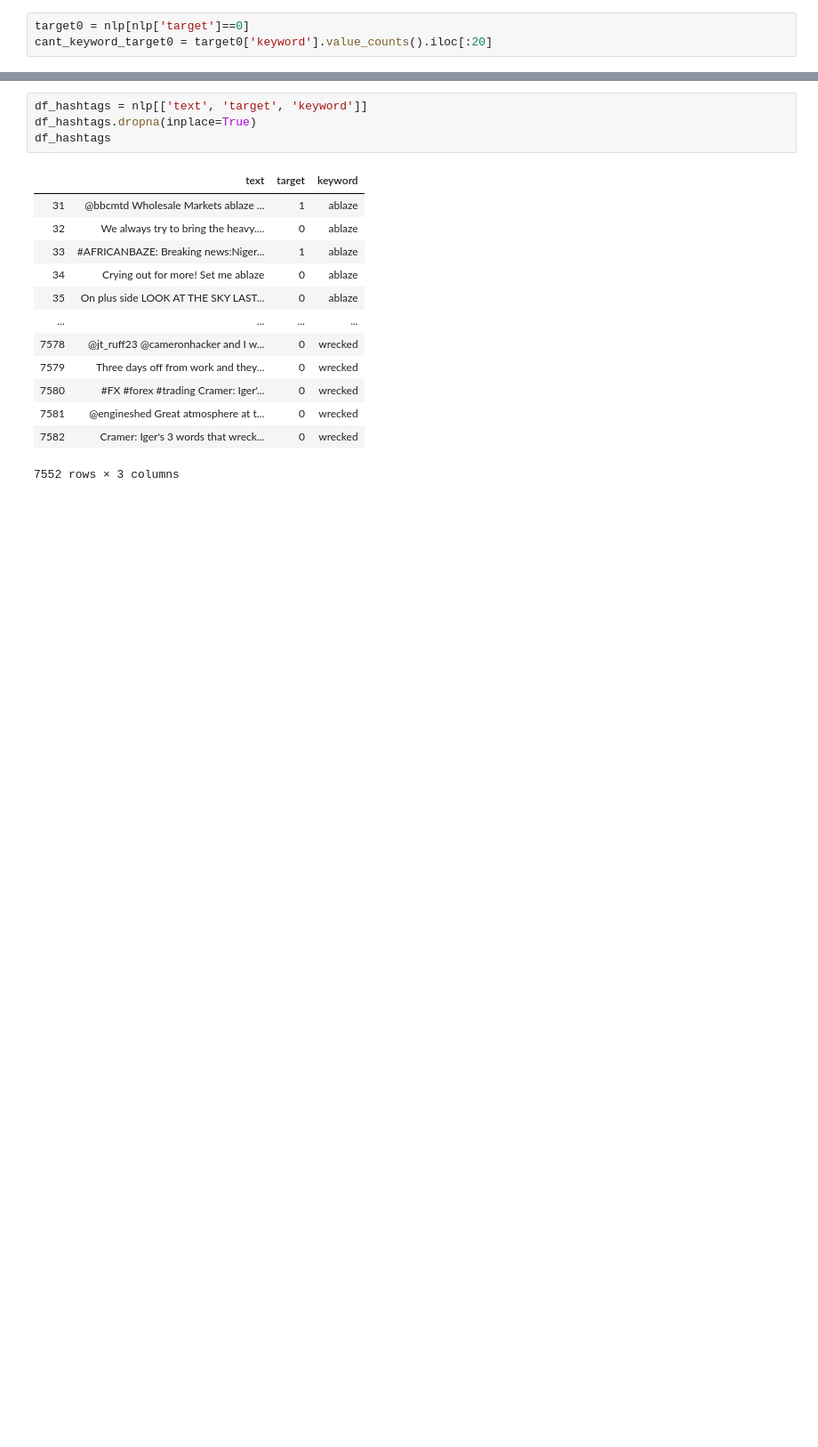
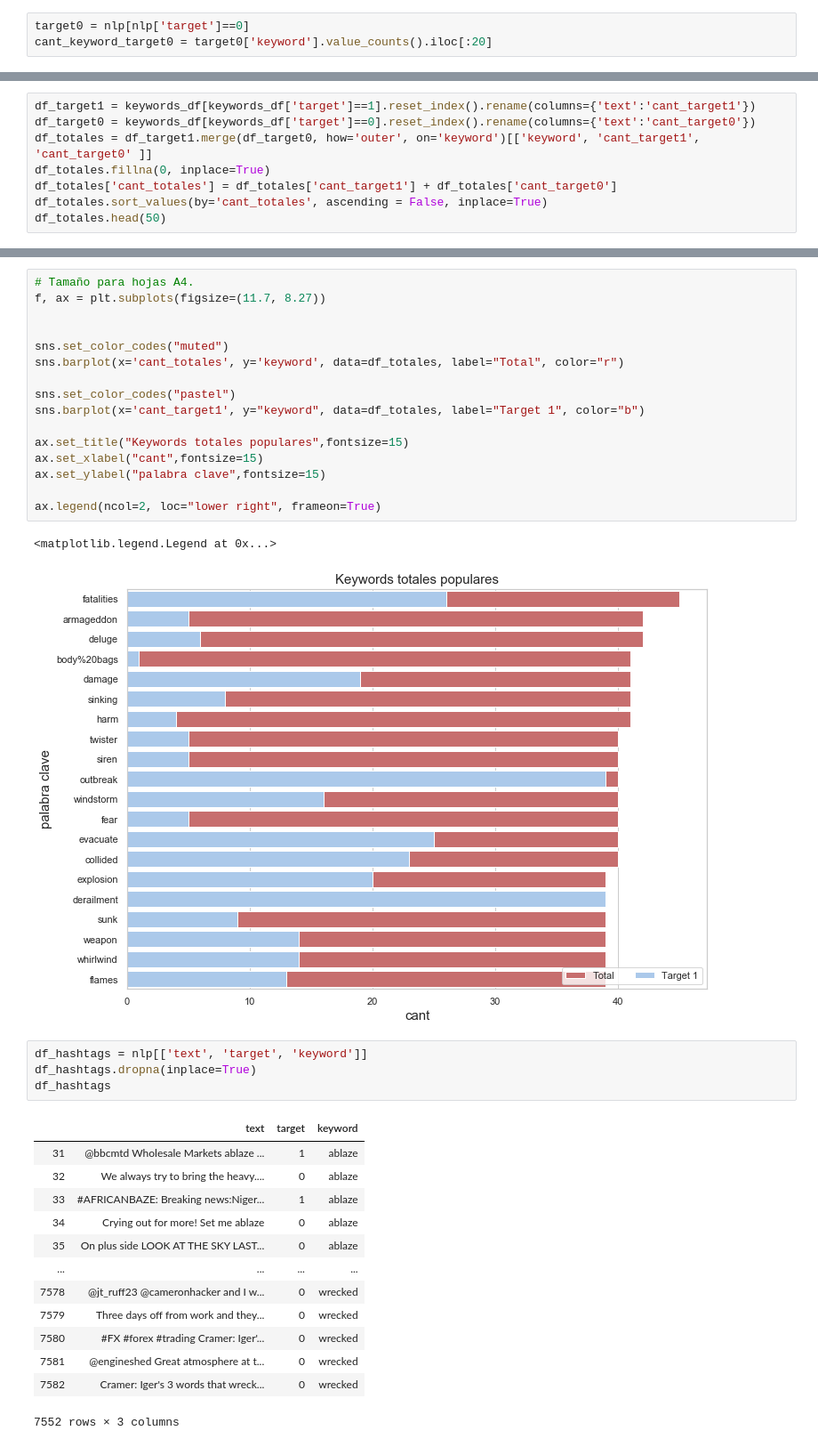
Before and after one commit to patopizzini/Organizacion_Datos_1C2020, a Jupyter notebook: TP1/TP1_Pato.ipynb, the cells around one changed output, grey strips where cells are left out. Shown at 89% size. Drawn from its saved outputs; the diff is of its cells as text; blank space fills up the shorter version.

```diff
--- a/TP1/TP1_Pato.ipynb
+++ b/TP1/TP1_Pato.ipynb
@@ -152,0 +130,8 @@ Text(0, 0.5, 'palabra clave')
+# %%
+df_target1 = keywords_df[keywords_df['target']==1].reset_index().rename(columns={'text':'cant_target1'})
+df_target0 = keywords_df[keywords_df['target']==0].reset_index().rename(columns={'text':'cant_target0'})
+df_totales = df_target1.merge(df_target0, how='outer', on='keyword')[['keyword', 'cant_target1', 'cant_target0' ]]
+df_totales.fillna(0, inplace=True)
+df_totales['cant_totales'] = df_totales['cant_target1'] + df_totales['cant_target0']
+df_totales.sort_values(by='cant_totales', ascending = False, inplace=True)
+df_totales.head(50)
@@ -153,3 +156,22 @@ Text(0, 0.5, 'palabra clave')
+# %%
+# Tamaño para hojas A4.
+f, ax = plt.subplots(figsize=(11.7, 8.27))
+
+
+sns.set_color_codes("muted")
+sns.barplot(x='cant_totales', y='keyword', data=df_totales, label="Total", color="r")
+
+sns.set_color_codes("pastel")
+sns.barplot(x='cant_target1', y="keyword", data=df_totales, label="Target 1", color="b")
+
+ax.set_title("Keywords totales populares",fontsize=15)
+ax.set_xlabel("cant",fontsize=15)
+ax.set_ylabel("palabra clave",fontsize=15)
+
+ax.legend(ncol=2, loc="lower right", frameon=True)
+# %% [output]
+<matplotlib.legend.Legend at 0x...>
+[figure, added]
 # %%
 df_hashtags = nlp[['text', 'target', 'keyword']]
 df_hashtags.dropna(inplace=True)
```
Also changed, not shown: parts of 19 cells of this notebook.
